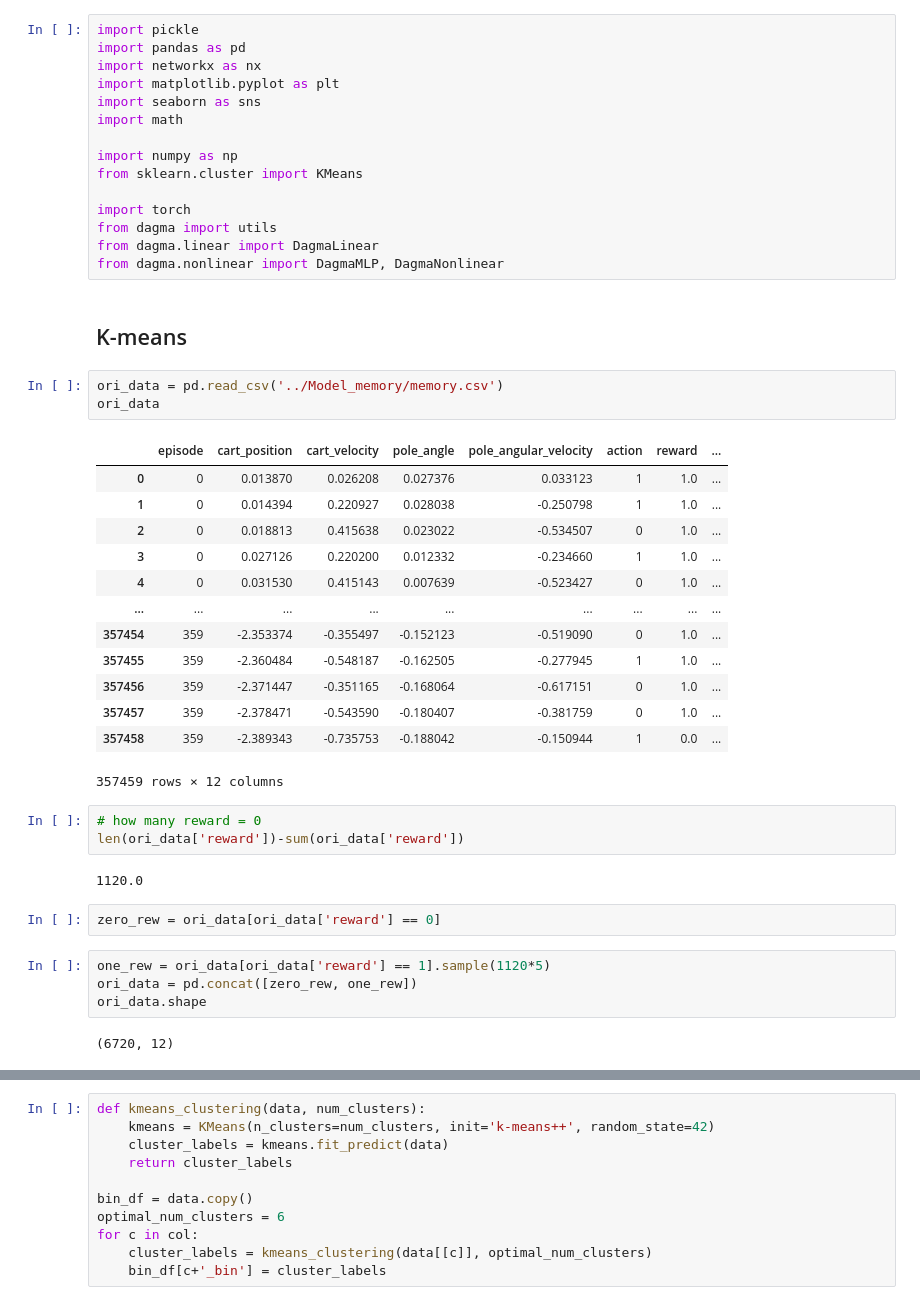
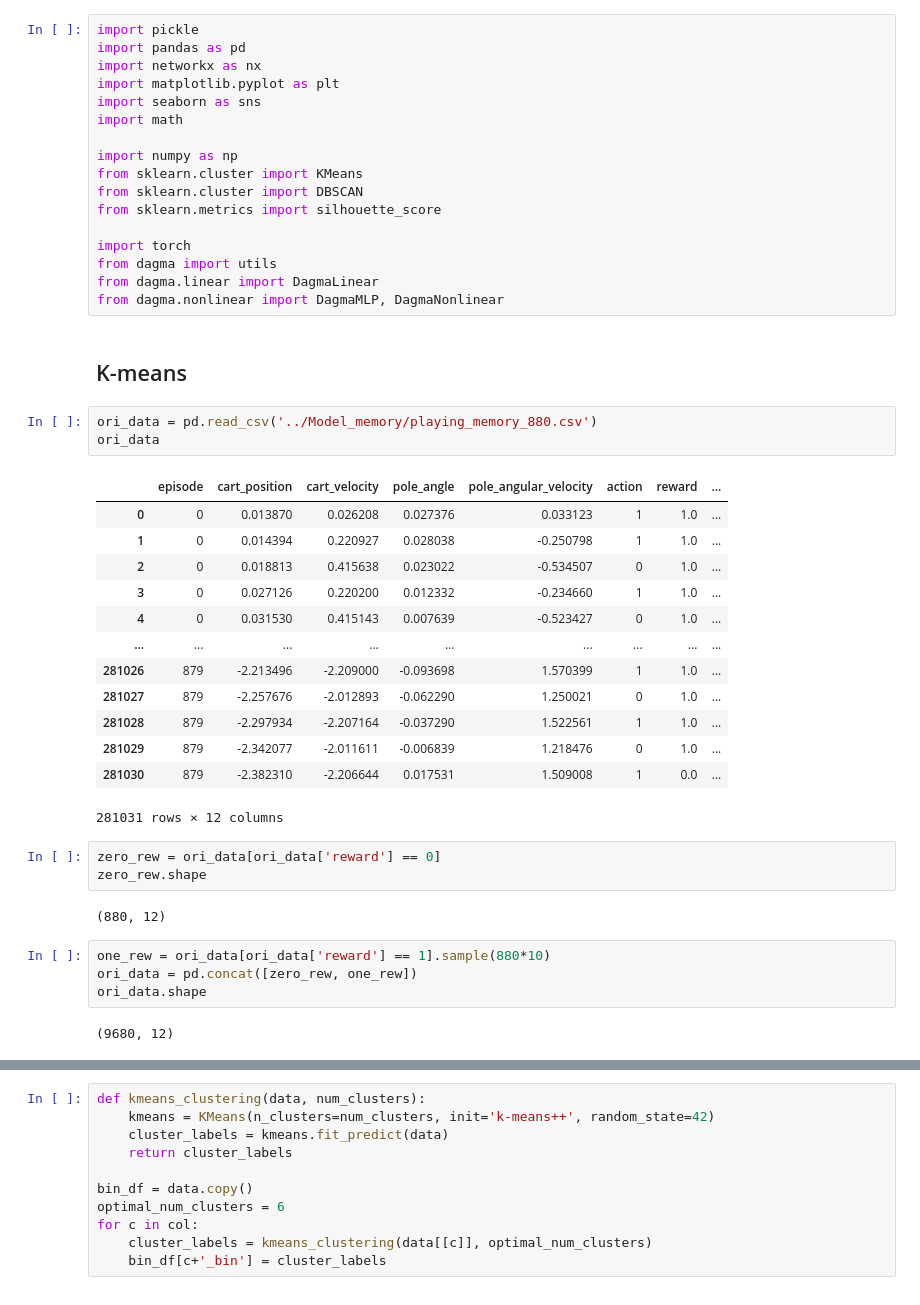
Before and after one commit to ChenFengTsai/BayesianNetwork_Cartpole_with_RL, a Jupyter notebook: bn/bn_learn.ipynb, the cells around one changed output, grey strips where cells are left out. Saved outputs shown, nothing was run; the diff lists cells and outputs as text.

```diff
--- a/bn/bn_learn.ipynb
+++ b/bn/bn_learn.ipynb
@@ -8,6 +8,8 @@ import math
 
 import numpy as np
 from sklearn.cluster import KMeans
+from sklearn.cluster import DBSCAN
+from sklearn.metrics import silhouette_score
 
 import torch
 from dagma import utils
@@ -16,35 +18,33 @@ from dagma.nonlinear import DagmaMLP, DagmaNonlinear
 # %% [markdown]
 ## K-means
 # %%
-ori_data = pd.read_csv('../Model_memory/memory.csv')
+ori_data = pd.read_csv('../Model_memory/playing_memory_880.csv')
 ori_data
 # %% [output]
 |  | episode | cart_position | cart_velocity | pole_angle | pole_angular_velocity | action | reward | ... |
 | 0 | 0 | 0.013870 | 0.026208 | 0.027376 | 0.033123 | 1 | 1.0 | ... |
 | 1 | 0 | 0.014394 | 0.220927 | 0.028038 | -0.250798 | 1 | 1.0 | ... |
 | 2 | 0 | 0.018813 | 0.415638 | 0.023022 | -0.534507 | 0 | 1.0 | ... |
 | 3 | 0 | 0.027126 | 0.220200 | 0.012332 | -0.234660 | 1 | 1.0 | ... |
 | 4 | 0 | 0.031530 | 0.415143 | 0.007639 | -0.523427 | 0 | 1.0 | ... |
 | ... | ... | ... | ... | ... | ... | ... | ... | ... |
-| 357454 | 359 | -2.353374 | -0.355497 | -0.152123 | -0.519090 | 0 | 1.0 | ... |
-| 357455 | 359 | -2.360484 | -0.548187 | -0.162505 | -0.277945 | 1 | 1.0 | ... |
-| 357456 | 359 | -2.371447 | -0.351165 | -0.168064 | -0.617151 | 0 | 1.0 | ... |
-| 357457 | 359 | -2.378471 | -0.543590 | -0.180407 | -0.381759 | 0 | 1.0 | ... |
-| 357458 | 359 | -2.389343 | -0.735753 | -0.188042 | -0.150944 | 1 | 0.0 | ... |
+| 281026 | 879 | -2.213496 | -2.209000 | -0.093698 | 1.570399 | 1 | 1.0 | ... |
+| 281027 | 879 | -2.257676 | -2.012893 | -0.062290 | 1.250021 | 0 | 1.0 | ... |
+| 281028 | 879 | -2.297934 | -2.207164 | -0.037290 | 1.522561 | 1 | 1.0 | ... |
+| 281029 | 879 | -2.342077 | -2.011611 | -0.006839 | 1.218476 | 0 | 1.0 | ... |
+| 281030 | 879 | -2.382310 | -2.206644 | 0.017531 | 1.509008 | 1 | 0.0 | ... |
-357459 rows × 12 columns
+281031 rows × 12 columns
-# %%
-# how many reward = 0
-len(ori_data['reward'])-sum(ori_data['reward'])
-# %% [output]
-1120.0
 # %%
 zero_rew = ori_data[ori_data['reward'] == 0]
+zero_rew.shape
+# %% [output]
+(880, 12)
 # %%
-one_rew = ori_data[ori_data['reward'] == 1].sample(1120*5)
+one_rew = ori_data[ori_data['reward'] == 1].sample(880*10)
 ori_data = pd.concat([zero_rew, one_rew])
 ori_data.shape
 # %% [output]
-(6720, 12)
+(9680, 12)
 # %%
 data = ori_data[['cart_position', 'cart_velocity', 'pole_angle', 'pole_angular_velocity']]
 data
```
Also changed, not shown: parts of 21 cells of this notebook, 25 other files.
